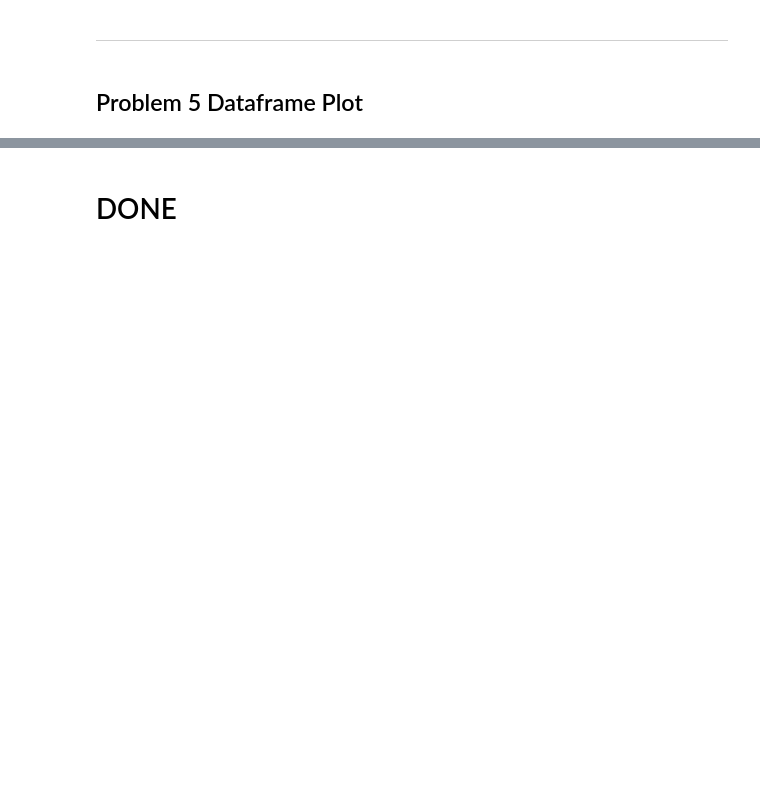
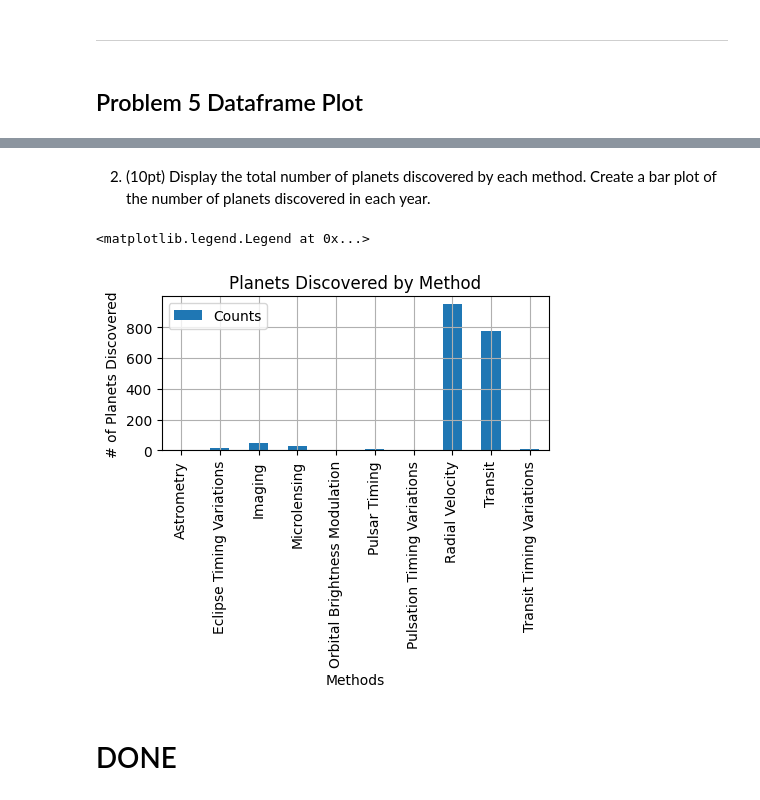
Before and after one commit to baconarray/DS5010_HW5, a Jupyter notebook: beaulieu_hw5.ipynb, the cells around one changed output, grey strips where cells are left out. Cells and saved outputs as stored; diff of their text form; code cells hidden in the pictures; blank space fills up the shorter version.

```diff
--- a/beaulieu_hw5.ipynb
+++ b/beaulieu_hw5.ipynb
@@ -103,2 +310,12 @@ Using the same csv file (planets.csv) in problem 3 to solve the following questi
+# %% [markdown]
+2. (10pt) Display the total number of planets discovered by each method. Create a bar plot of the number of planets discovered in each year.
+# %%
+method_count = planets.groupby('method')['number'].sum().plot(
+    kind='bar', xlabel= 'Methods', ylabel= '# of Planets Discovered', title= 'Planets Discovered by Method', grid= True, legend= True, figsize= (5,2)
+)
+method_count.legend(['Counts'])
+# %% [output]
+<matplotlib.legend.Legend at 0x...>
+[figure, added]
 # %% [markdown]
 # DONE
```
Also changed, not shown: parts of 41 cells of this notebook, 1 other file.
